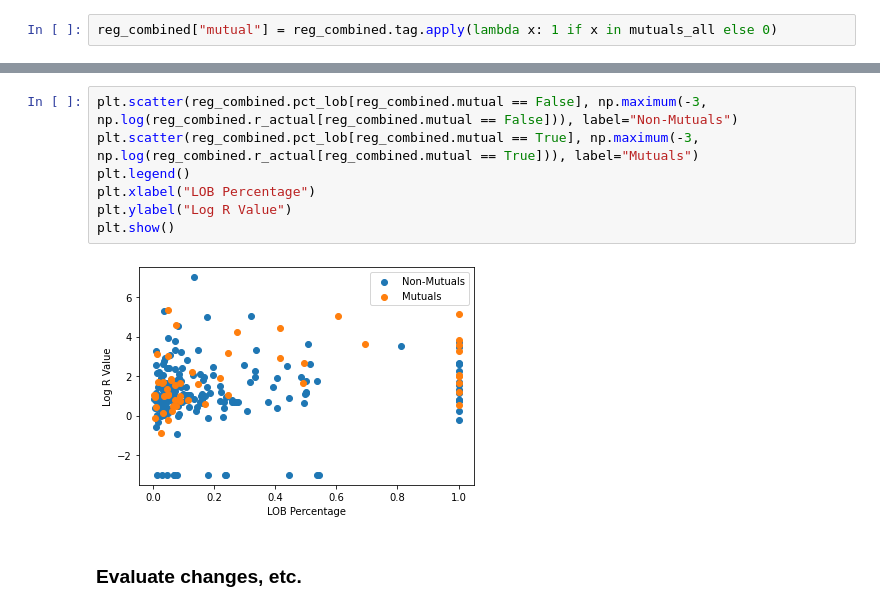
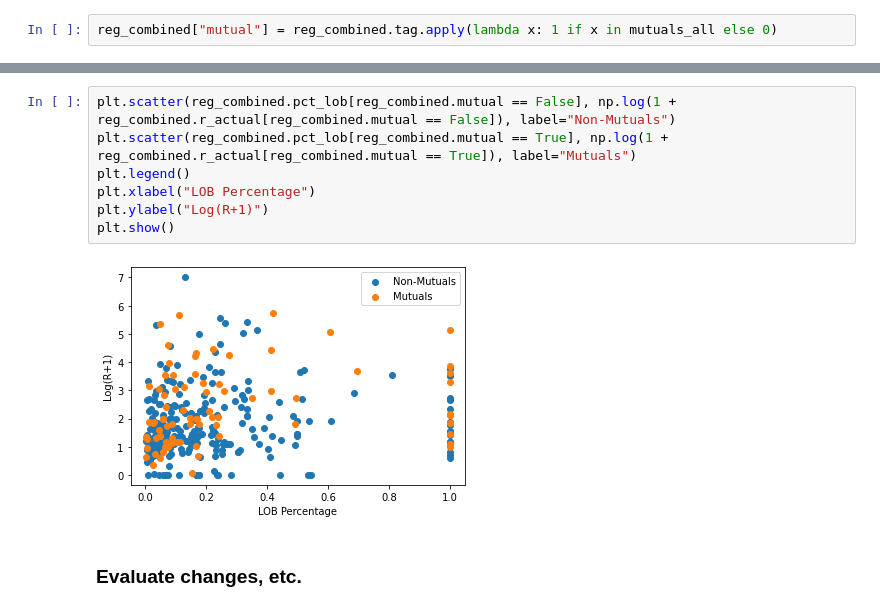
Before and after one commit to urikorn/behavioral-reserving, a Jupyter notebook: Behavioral Reserving - WC.ipynb, the cells around one changed output, grey strips where cells are left out. Saved outputs shown, nothing was run; the diff lists cells and outputs as text.

```diff
--- a/Behavioral Reserving - WC.ipynb
+++ b/Behavioral Reserving - WC.ipynb
@@ -886,12 +859,12 @@ plt.show()
-# %%
-plt.scatter(reg_combined.pct_lob[reg_combined.mutual == False], np.maximum(-3, np.log(reg_combined.r_actual[reg_combined.mutual == False])), label="Non-Mutuals")
-plt.scatter(reg_combined.pct_lob[reg_combined.mutual == True], np.maximum(-3, np.log(reg_combined.r_actual[reg_combined.mutual == True])), label="Mutuals")
-plt.legend()
-plt.xlabel("LOB Percentage")
-plt.ylabel("Log R Value")
-plt.show()
-# %% [output]
-[figure, removed]
+# %%
+plt.scatter(reg_combined.pct_lob[reg_combined.mutual == False], np.log(1 + reg_combined.r_actual[reg_combined.mutual == False]), label="Non-Mutuals")
+plt.scatter(reg_combined.pct_lob[reg_combined.mutual == True], np.log(1 + reg_combined.r_actual[reg_combined.mutual == True]), label="Mutuals")
+plt.legend()
+plt.xlabel("LOB Percentage")
+plt.ylabel("Log(R+1)")
+plt.show()
+# %% [output]
+[figure, added]
 # %% [markdown]
 ### Evaluate changes, etc.
 # %%
```
Also changed, not shown: parts of 10 cells of this notebook, 4 other files.
